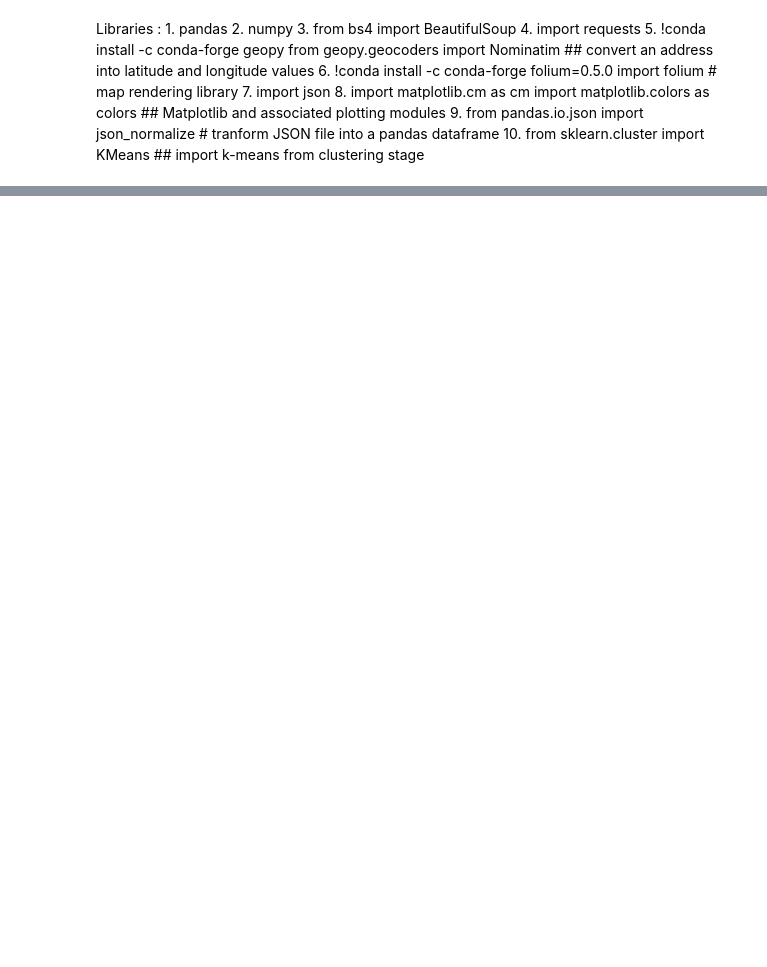
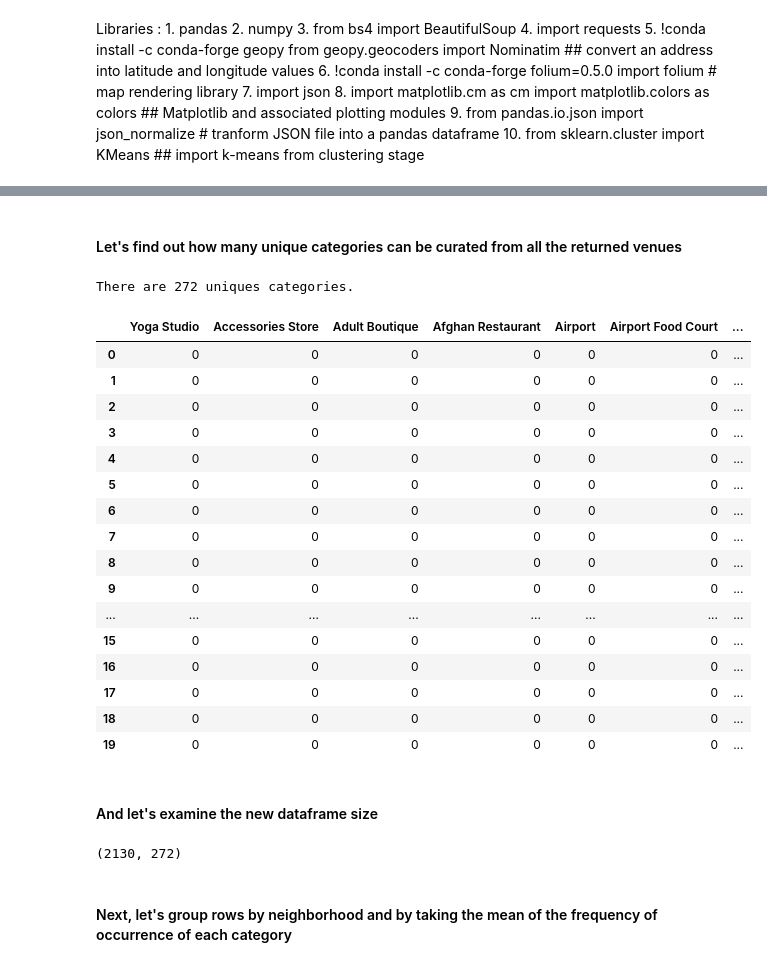
Before and after one commit to deepthich-gh/coursera_capstone_project, a Jupyter notebook: datascience_capstone_project.ipynb, the cells around one changed output, grey strips where cells are left out. Drawn from its saved outputs; the diff is of its cells as text; code cells hidden in the pictures; blank space fills up the shorter version.

Commit message:
Published from Watson Studio.

```diff
--- a/datascience_capstone_project.ipynb
+++ b/datascience_capstone_project.ipynb
@@ -70,0 +344,11 @@ Libraries :
+# %%
+def get_category_type(row):
+    try:
+        categories_list = row['categories']
+    except:
+        categories_list = row['venue.categories']
+
+    if len(categories_list) == 0:
+        return None
+    else:
+        return categories_list[0]['name']
@@ -70,0 +479,44 @@ Libraries :
+# %% [markdown]
+#### Let's find out how many unique categories can be curated from all the returned venues
+# %%
+print('There are {} uniques categories.'.format(len(Toronto_venues['Venue Category'].unique())))
+# %% [output]
+There are 272 uniques categories.
+# %%
+# one hot encoding
+Toronto_onehot = pd.get_dummies(Toronto_venues[['Venue Category']], prefix="", prefix_sep="")
+
+# add neighborhood column back to dataframe
+Toronto_onehot['Neighborhood'] = Toronto_venues['Neighborhood']
+
+# move neighborhood column to the first column
+fixed_columns = [Toronto_onehot.columns[-1]] + list(Toronto_onehot.columns[:-1])
+Toronto_onehot = Toronto_onehot[fixed_columns]
+
+Toronto_onehot.head(20)
+# %% [output]
+|  | Yoga Studio | Accessories Store | Adult Boutique | Afghan Restaurant | Airport | Airport Food Court | ... |
+| 0 | 0 | 0 | 0 | 0 | 0 | 0 | ... |
+| 1 | 0 | 0 | 0 | 0 | 0 | 0 | ... |
+| 2 | 0 | 0 | 0 | 0 | 0 | 0 | ... |
+| 3 | 0 | 0 | 0 | 0 | 0 | 0 | ... |
+| 4 | 0 | 0 | 0 | 0 | 0 | 0 | ... |
+| 5 | 0 | 0 | 0 | 0 | 0 | 0 | ... |
+| 6 | 0 | 0 | 0 | 0 | 0 | 0 | ... |
+| 7 | 0 | 0 | 0 | 0 | 0 | 0 | ... |
+| 8 | 0 | 0 | 0 | 0 | 0 | 0 | ... |
+| 9 | 0 | 0 | 0 | 0 | 0 | 0 | ... |
+| ... | ... | ... | ... | ... | ... | ... | ... |
+| 15 | 0 | 0 | 0 | 0 | 0 | 0 | ... |
+| 16 | 0 | 0 | 0 | 0 | 0 | 0 | ... |
+| 17 | 0 | 0 | 0 | 0 | 0 | 0 | ... |
+| 18 | 0 | 0 | 0 | 0 | 0 | 0 | ... |
+| 19 | 0 | 0 | 0 | 0 | 0 | 0 | ... |
+# %% [markdown]
+#### And let's examine the new dataframe size
+# %%
+Toronto_onehot.shape
+# %% [output]
+(2130, 272)
+# %% [markdown]
+#### Next, let's group rows by neighborhood and by taking the mean of the frequency of occurrence of each category
```
Also changed, not shown: parts of 92 cells of this notebook.
